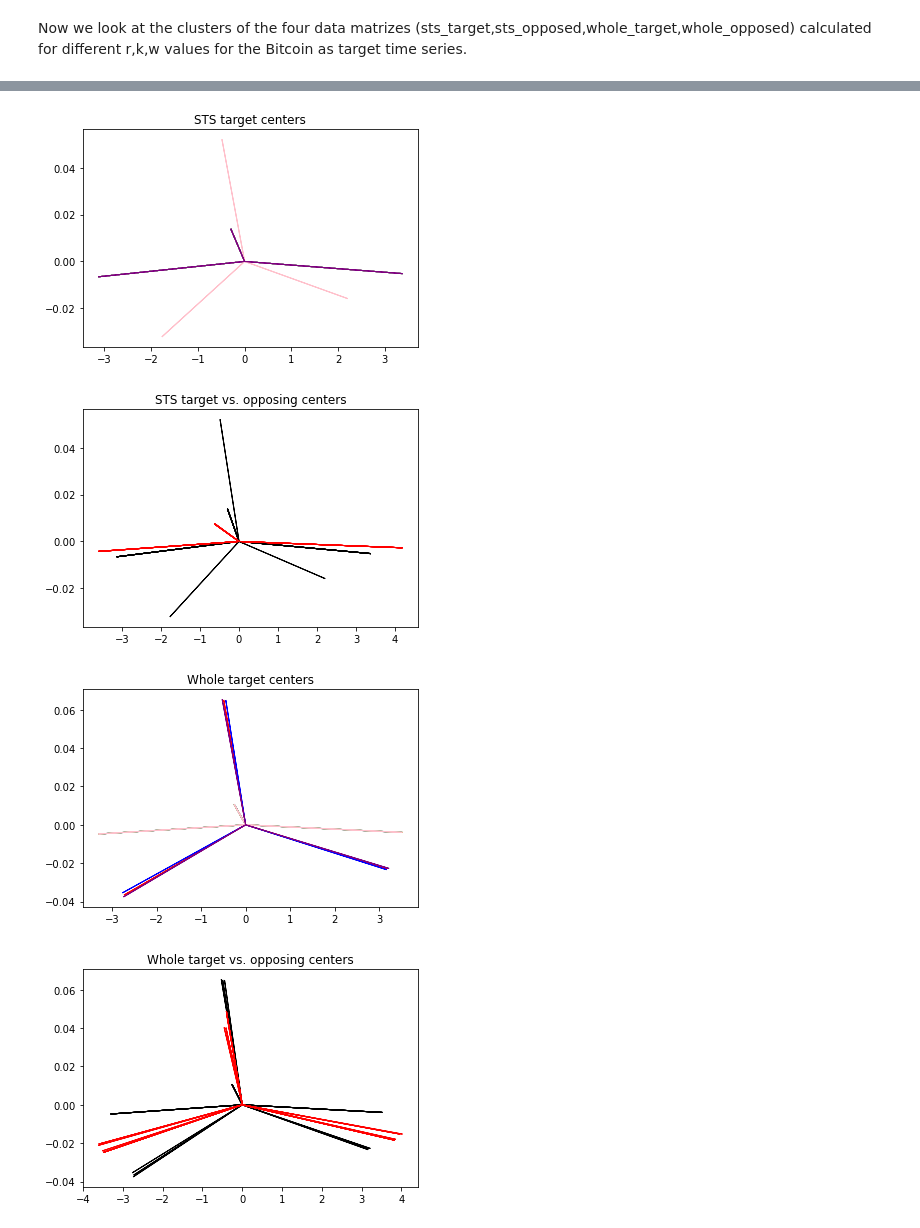
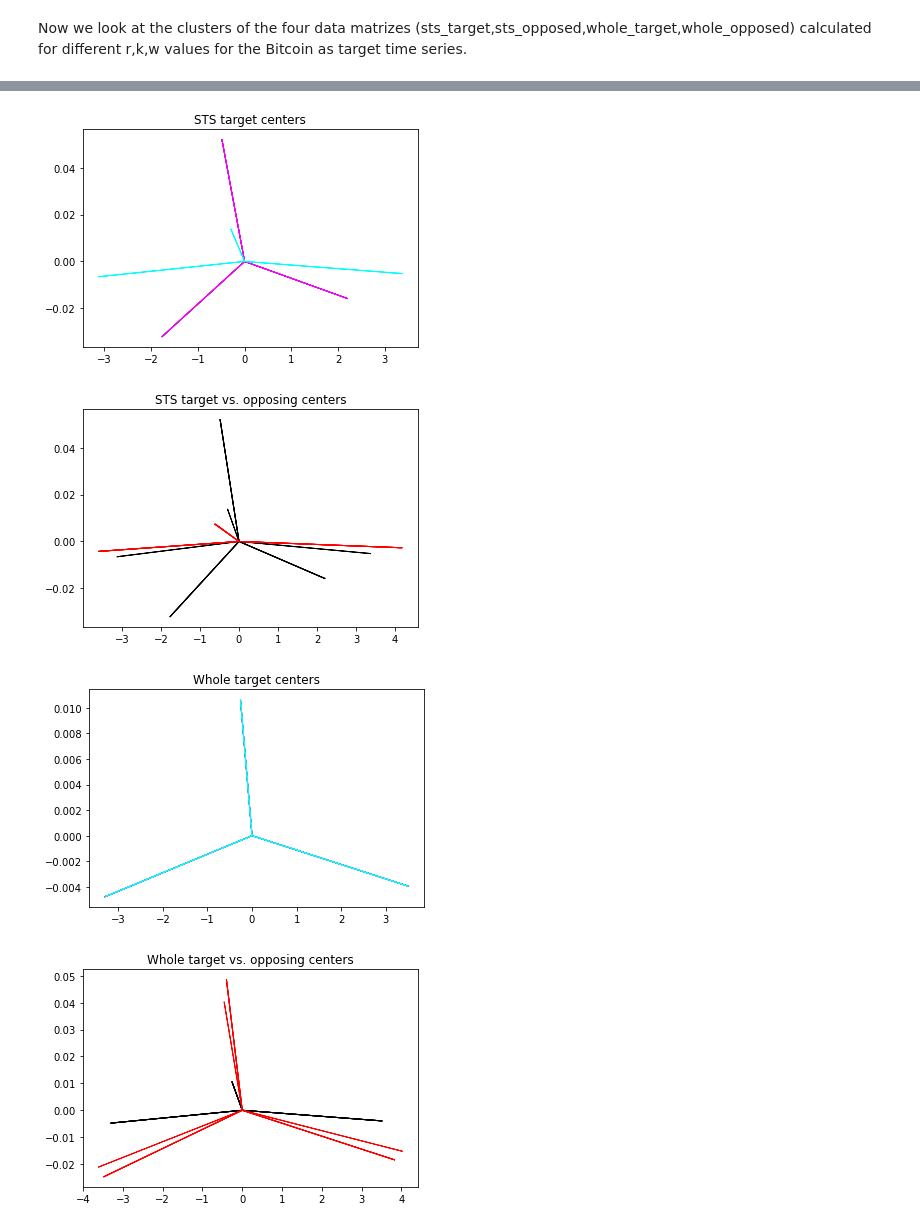
Before and after one commit to dapetri/Revisiting-STS-Clustering-Meaninglessness, a Jupyter notebook: py/exp_meaningfulness.ipynb, the cells around one changed output, grey strips where cells are left out. Drawn from its saved outputs; the diff is of its cells as text; code cells hidden in the pictures.

```diff
--- a/py/exp_meaningfulness.ipynb
+++ b/py/exp_meaningfulness.ipynb
@@ -710,7 +708,7 @@ dim_red                 = True
 
 ##############################
 n = 1
-r = 10
+r = 3
 
 k = 3
 w = 8
@@ -862,7 +860,6 @@ for i in range(r):
 #print('--------------------------------------------------------------------------')
 #print('')
 
-
 from mpl_toolkits.mplot3d import Axes3D
 
 colors = ['black','magenta','cyan','red','green','blue','orange','lightblue','pink','purple']
@@ -922,4 +919,4 @@ whole meaning: 0.34
-[figure, old version]
+[figure, new version]
 [figure]
-[figure, old version]
+[figure, new version]
-[figure, old version]
+[figure, new version]
```
Also changed, not shown: parts of 2 cells of this notebook, 7 other files.
